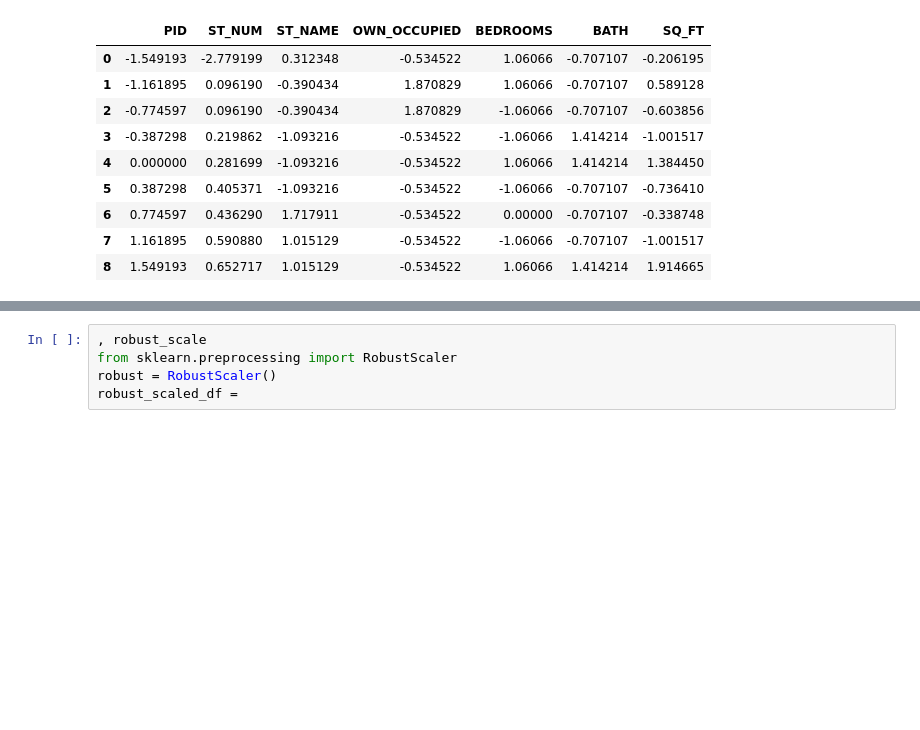
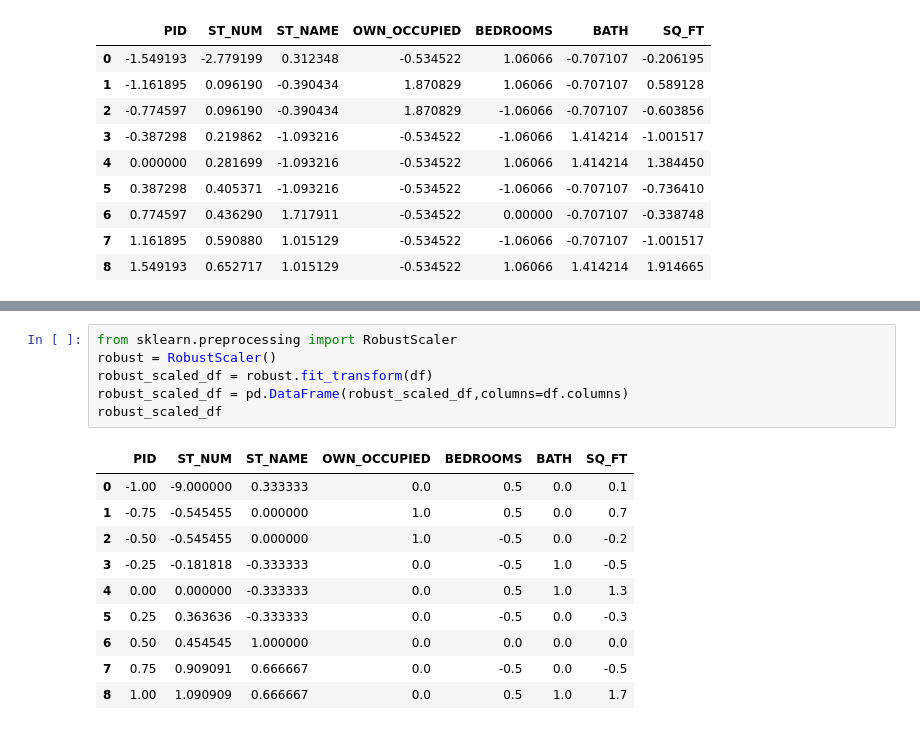
Before and after one commit to AzadMehedi/ML-Projects, a Jupyter notebook: Data_Cleaning_Basic.ipynb, the cells around one changed output, grey strips where cells are left out. Saved outputs shown, nothing was run; the diff lists cells and outputs as text; blank space fills up the shorter version.

```diff
--- a/Data_Cleaning_Basic.ipynb
+++ b/Data_Cleaning_Basic.ipynb
@@ -421,5 +423,17 @@ df_scaledstd
 # %%
-, robust_scale
 from sklearn.preprocessing import RobustScaler
 robust = RobustScaler()
-robust_scaled_df =
+robust_scaled_df = robust.fit_transform(df)
+robust_scaled_df = pd.DataFrame(robust_scaled_df,columns=df.columns)
+robust_scaled_df
+# %% [output]
+|  | PID | ST_NUM | ST_NAME | OWN_OCCUPIED | BEDROOMS | BATH | SQ_FT |
+| 0 | -1.00 | -9.000000 | 0.333333 | 0.0 | 0.5 | 0.0 | 0.1 |
+| 1 | -0.75 | -0.545455 | 0.000000 | 1.0 | 0.5 | 0.0 | 0.7 |
+| 2 | -0.50 | -0.545455 | 0.000000 | 1.0 | -0.5 | 0.0 | -0.2 |
+| 3 | -0.25 | -0.181818 | -0.333333 | 0.0 | -0.5 | 1.0 | -0.5 |
+| 4 | 0.00 | 0.000000 | -0.333333 | 0.0 | 0.5 | 1.0 | 1.3 |
+| 5 | 0.25 | 0.363636 | -0.333333 | 0.0 | -0.5 | 0.0 | -0.3 |
+| 6 | 0.50 | 0.454545 | 1.000000 | 0.0 | 0.0 | 0.0 | 0.0 |
+| 7 | 0.75 | 0.909091 | 0.666667 | 0.0 | -0.5 | 0.0 | -0.5 |
+| 8 | 1.00 | 1.090909 | 0.666667 | 0.0 | 0.5 | 1.0 | 1.7 |
```
Also changed, not shown: parts of 4 cells of this notebook.
